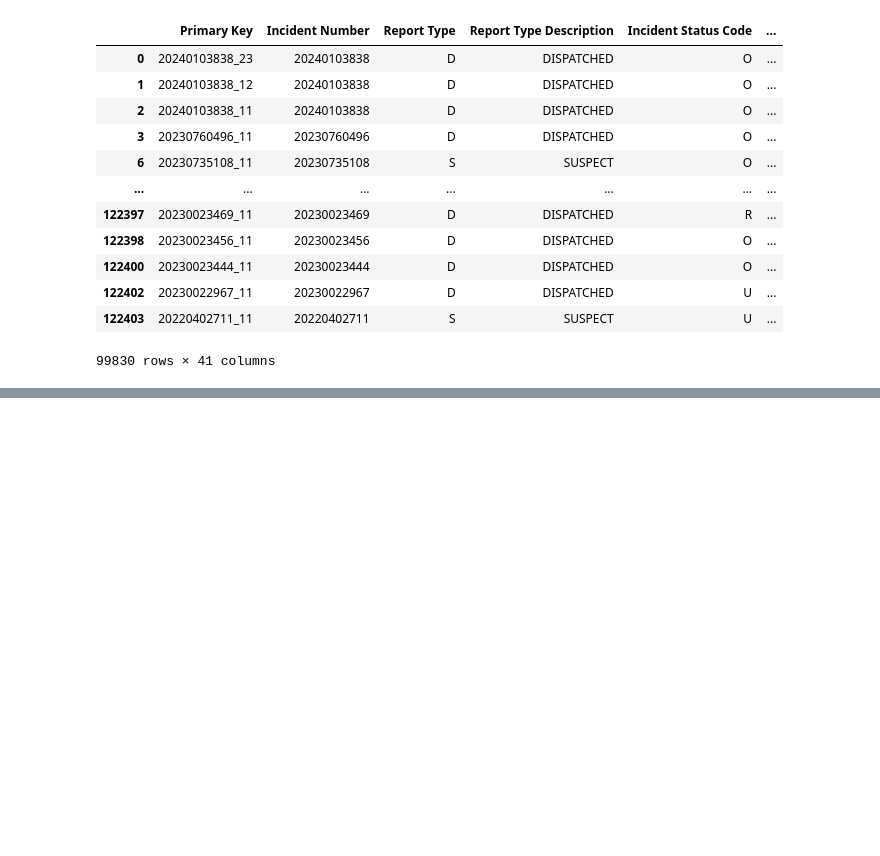
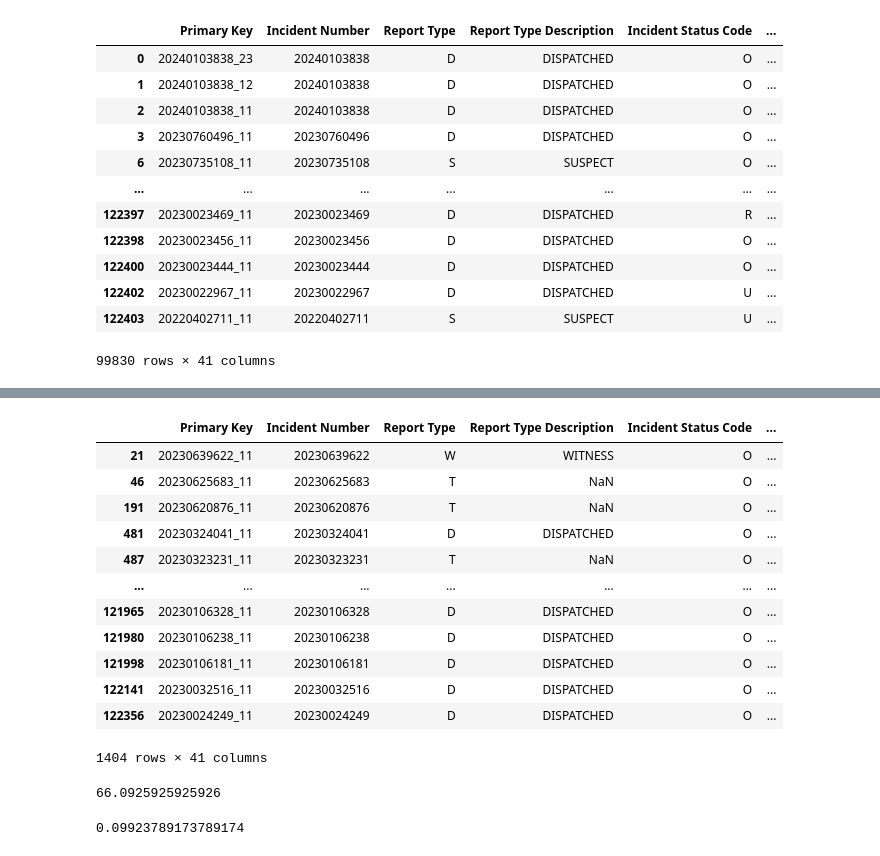
Before and after one commit to antoinette-anderson/Corrolation-between-Nashville-Crime-and-the-Temperature, a Jupyter notebook: notebook/Capstone_Notebook.ipynb, the cells around one changed output, grey strips where cells are left out. Drawn from its saved outputs; the diff is of its cells as text; code cells hidden in the pictures; blank space fills up the shorter version.

```diff
--- a/notebook/Capstone_Notebook.ipynb
+++ b/notebook/Capstone_Notebook.ipynb
@@ -316,0 +379,25 @@ Name: count, Length: 348, dtype: int64
+# %%
+crime_vehicle.res=crime_vehicle.loc[crime_vehicle['Location Description'].isin(['RESIDENCE, HOME'])]
+crime_vehicle.res
+# %% [output]
+|  | Primary Key | Incident Number | Report Type | Report Type Description | Incident Status Code | ... |
+| 21 | 20230639622_11 | 20230639622 | W | WITNESS | O | ... |
+| 46 | 20230625683_11 | 20230625683 | T | NaN | O | ... |
+| 191 | 20230620876_11 | 20230620876 | T | NaN | O | ... |
+| 481 | 20230324041_11 | 20230324041 | D | DISPATCHED | O | ... |
+| 487 | 20230323231_11 | 20230323231 | T | NaN | O | ... |
+| ... | ... | ... | ... | ... | ... | ... |
+| 121965 | 20230106328_11 | 20230106328 | D | DISPATCHED | O | ... |
+| 121980 | 20230106238_11 | 20230106238 | D | DISPATCHED | O | ... |
+| 121998 | 20230106181_11 | 20230106181 | D | DISPATCHED | O | ... |
+| 122141 | 20230032516_11 | 20230032516 | D | DISPATCHED | O | ... |
+| 122356 | 20230024249_11 | 20230024249 | D | DISPATCHED | O | ... |
+1404 rows × 41 columns
+# %%
+crime_vehicle.res['Average Temp'].mean()
+# %% [output]
+66.0925925925926
+# %%
+crime_vehicle.res['Precip.'].mean()
+# %% [output]
+0.09923789173789174
```
Also changed, not shown: parts of 82 cells of this notebook.
